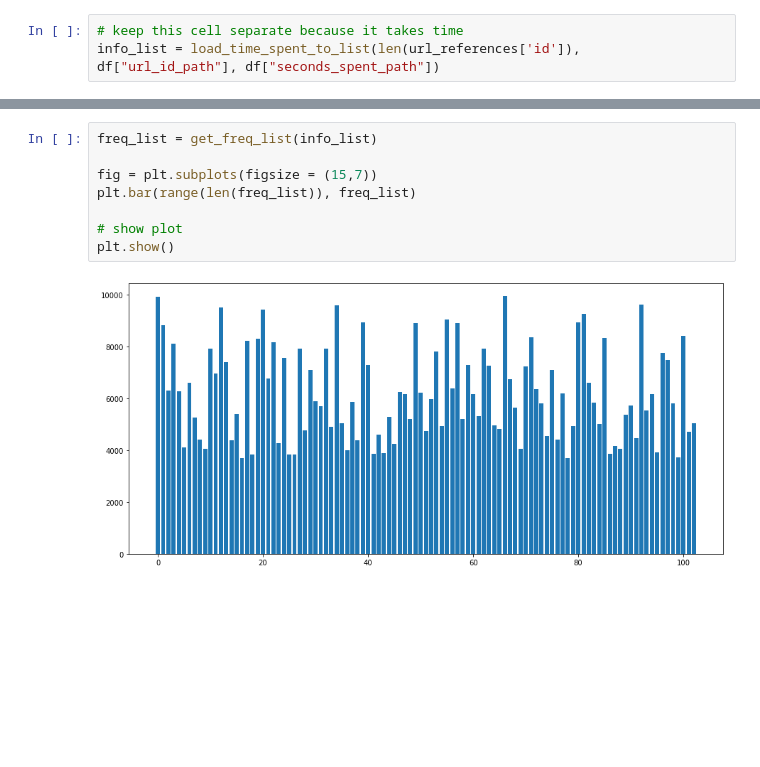
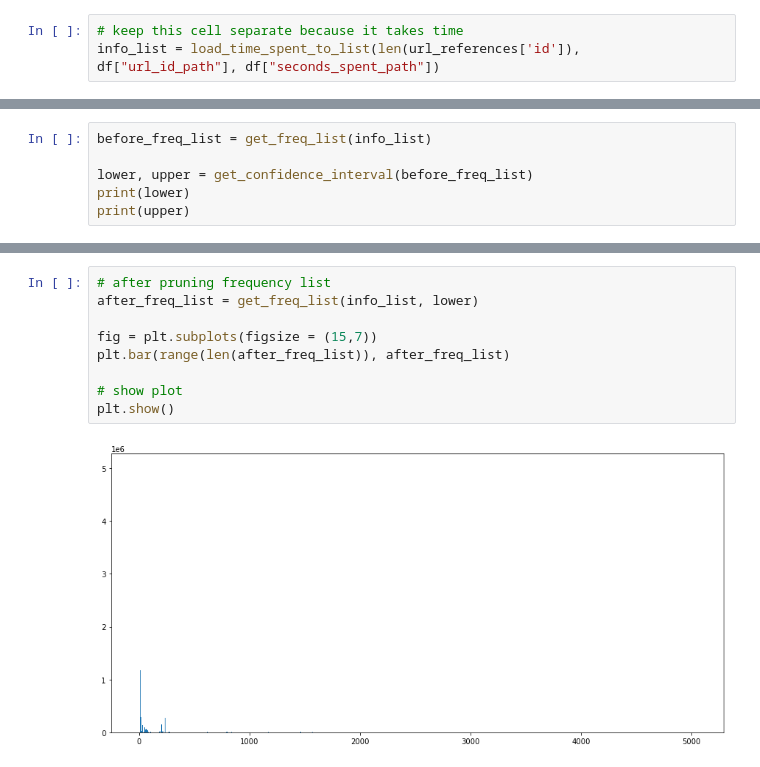
Before and after one commit to MatthewFoster02/3-1-APG-Digital-Exit-Strategy, a Jupyter notebook: src/main/time_spent_visualization.ipynb, the cells around one changed output, grey strips where cells are left out. Saved outputs shown, nothing was run; the diff lists cells and outputs as text; blank space fills up the shorter version.

```diff
--- a/src/main/time_spent_visualization.ipynb
+++ b/src/main/time_spent_visualization.ipynb
@@ -129,0 +121,6 @@ lower, upper = (m-s*t_crit/np.sqrt(len(freq_list)), m+s*t_crit/np.sqrt(len(freq_
+# %%
+before_freq_list = get_freq_list(info_list)
+
+lower, upper = get_confidence_interval(before_freq_list)
+print(lower)
+print(upper)
@@ -130,11 +148,12 @@ lower, upper = (m-s*t_crit/np.sqrt(len(freq_list)), m+s*t_crit/np.sqrt(len(freq_
 # %%
-freq_list = get_freq_list(info_list)
+# after pruning frequency list
+after_freq_list = get_freq_list(info_list, lower)
 
 fig = plt.subplots(figsize = (15,7))
-plt.bar(range(len(freq_list)), freq_list)
+plt.bar(range(len(after_freq_list)), after_freq_list)
 
 # show plot
 plt.show()
 # %% [output]
-[figure, old version]
+[figure, new version]
 # %%
```
Also changed, not shown: parts of 9 cells of this notebook, 2 other files.
